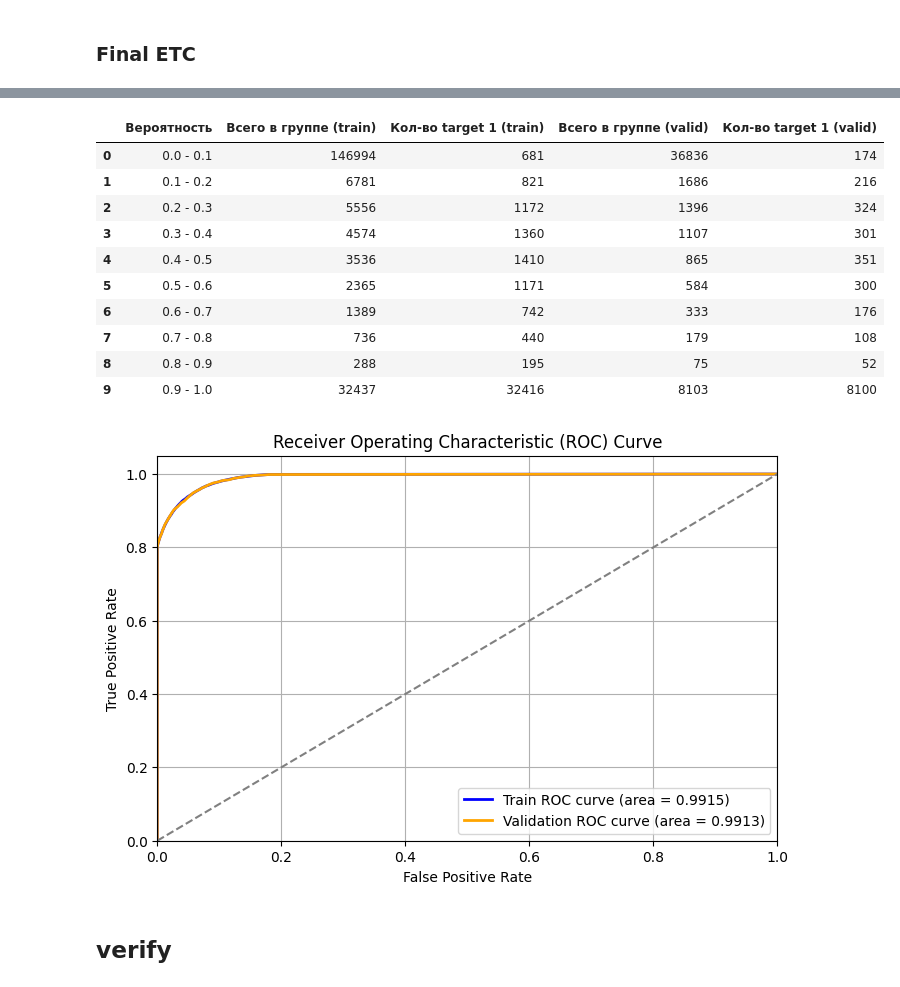
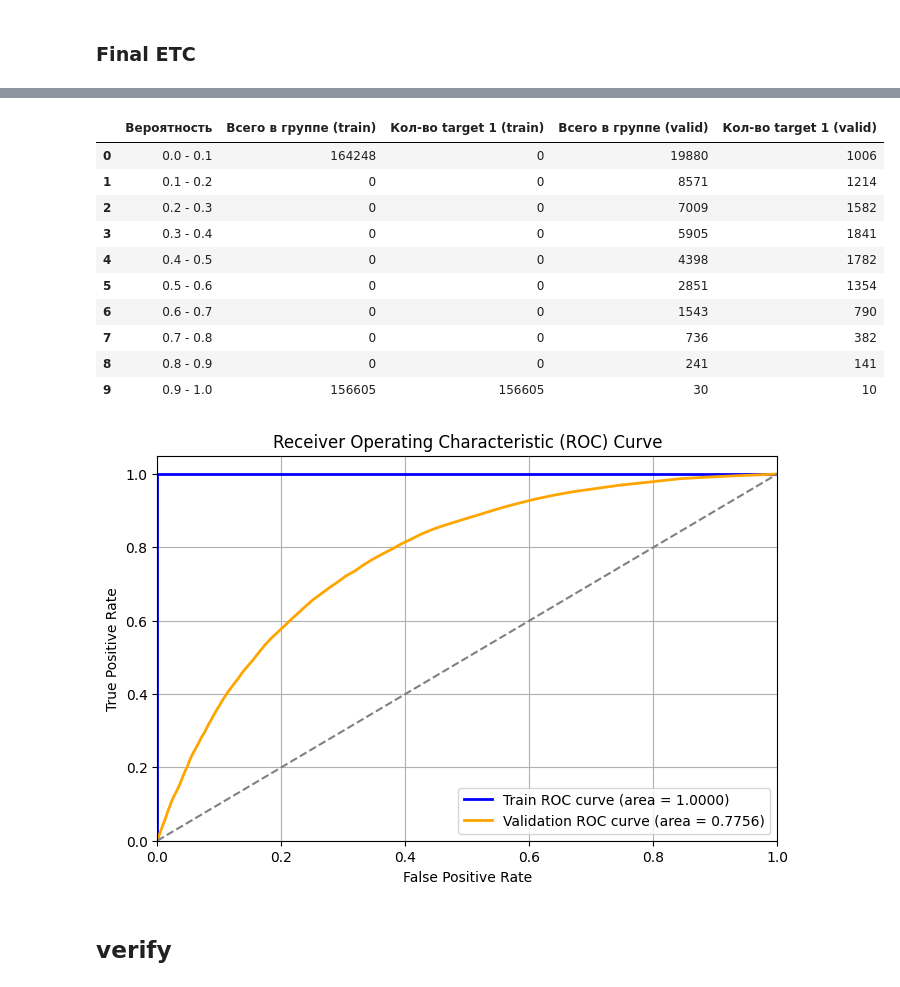
Before and after one commit to khav-i/ml_works, a Jupyter notebook: Microfinance organizations clients classification/mfo_clients_classification.ipynb, the cells around one changed output, grey strips where cells are left out. Drawn from its saved outputs; the diff is of its cells as text; code cells hidden in the pictures.

```diff
--- a/Microfinance organizations clients classification/mfo_clients_classification.ipynb
+++ b/Microfinance organizations clients classification/mfo_clients_classification.ipynb
@@ -794,10 +787,10 @@ Wall time: 9.35 s
 # Инициализация и обучение модели
 xgbc = XGBClassifier()
 # Обучение
-xgbc.fit(X_gf_r_train, y_gf_r_train)
+xgbc.fit(X_gf_adasyn_train, y_gf_adasyn_train)
 # Предсказание и получение метрик
 xgbc_roc_curve = get_metrics(
-    xgbc, X_gf_train, X_gf_valid,
-    y_gf_train, y_gf_valid, train_metrics=False
+    xgbc, X_gf_adasyn_train, X_gf_adasyn_valid,
+    y_gf_adasyn_train, y_gf_adasyn_valid, train_metrics=False
     )
 # %% [output]
@@ -821,10 +814,10 @@ Wall time: 2.65 s
 # Инициализация и обучение модели
 cbc = CatBoostClassifier(verbose=0)
 # Обучение
-cbc.fit(X_gf_r_train, y_gf_r_train)
+cbc.fit(X_gf_adasyn_train, y_gf_adasyn_train)
 # Предсказание и получение метрик
 cbc_roc_curve = get_metrics(
-    cbc, X_gf_train, X_gf_valid,
-    y_gf_train, y_gf_valid, train_metrics=False
+    cbc, X_gf_adasyn_train, X_gf_adasyn_valid,
+    y_gf_adasyn_train, y_gf_adasyn_valid, train_metrics=False
     )
 # %% [output]
@@ -1306,11 +1263,11 @@ get_roc_curves(train_preds_proba, valid_preds_proba, y_lin_train, y_lin_valid)
 %%time
 
 etc_final = ExtraTreesClassifier(n_jobs=-1)
-etc_final.fit(X_gf_r_train, y_gf_r_train)
-etc_final_train_preds = etc_final.predict(X_gf_train)
-print(classification_report(y_gf_train, etc_final_train_preds, digits=4))
-etc_final_valid_preds = etc_final.predict(X_gf_valid)
-print(classification_report(y_gf_valid, etc_final_valid_preds, digits=4))
+etc_final.fit(X_gf_adasyn_train, y_gf_adasyn_train)
+etc_final_train_preds = etc_final.predict(X_gf_adasyn_train)
+print(classification_report(y_gf_adasyn_train, etc_final_train_preds, digits=4))
+etc_final_valid_preds = etc_final.predict(X_gf_adasyn_valid)
+print(classification_report(y_gf_adasyn_valid, etc_final_valid_preds, digits=4))
 # %% [output]
               precision    recall  f1-score   support
 
@@ -1343,24 +1300,24 @@ disp.plot(cmap=plt.cm.Blues);
 # %%
-train_preds_proba = etc_final.predict_proba(X_gf_train)
-valid_preds_proba = etc_final.predict_proba(X_gf_valid)
+train_preds_proba = etc_final.predict_proba(X_gf_adasyn_train)
+valid_preds_proba = etc_final.predict_proba(X_gf_adasyn_valid)
 # %%
-get_table(train_preds_proba, valid_preds_proba, y_gf_train, y_gf_valid)
+get_table(train_preds_proba, valid_preds_proba, y_gf_adasyn_train, y_gf_adasyn_valid)
 # %% [output]
 |  | Вероятность | Всего в группе (train) | Кол-во target 1 (train) | Всего в группе (valid) | Кол-во target 1 (valid) |
-| 0 | 0.0 - 0.1 | 146994 | 681 | 36836 | 174 |
-| 1 | 0.1 - 0.2 | 6781 | 821 | 1686 | 216 |
-| 2 | 0.2 - 0.3 | 5556 | 1172 | 1396 | 324 |
-| 3 | 0.3 - 0.4 | 4574 | 1360 | 1107 | 301 |
-| 4 | 0.4 - 0.5 | 3536 | 1410 | 865 | 351 |
-| 5 | 0.5 - 0.6 | 2365 | 1171 | 584 | 300 |
-| 6 | 0.6 - 0.7 | 1389 | 742 | 333 | 176 |
-| 7 | 0.7 - 0.8 | 736 | 440 | 179 | 108 |
-| 8 | 0.8 - 0.9 | 288 | 195 | 75 | 52 |
-| 9 | 0.9 - 1.0 | 32437 | 32416 | 8103 | 8100 |
+| 0 | 0.0 - 0.1 | 164248 | 0 | 19880 | 1006 |
+| 1 | 0.1 - 0.2 | 0 | 0 | 8571 | 1214 |
+| 2 | 0.2 - 0.3 | 0 | 0 | 7009 | 1582 |
+| 3 | 0.3 - 0.4 | 0 | 0 | 5905 | 1841 |
+| 4 | 0.4 - 0.5 | 0 | 0 | 4398 | 1782 |
+| 5 | 0.5 - 0.6 | 0 | 0 | 2851 | 1354 |
+| 6 | 0.6 - 0.7 | 0 | 0 | 1543 | 790 |
+| 7 | 0.7 - 0.8 | 0 | 0 | 736 | 382 |
+| 8 | 0.8 - 0.9 | 0 | 0 | 241 | 141 |
+| 9 | 0.9 - 1.0 | 156605 | 156605 | 30 | 10 |
 # %%
-get_roc_curves(train_preds_proba, valid_preds_proba, y_gf_train, y_gf_valid)
+get_roc_curves(train_preds_proba, valid_preds_proba, y_gf_adasyn_train, y_gf_adasyn_valid)
 # %% [output]
-[figure, old version]
+[figure, new version]
 # %% [markdown]
 ## verify
 # %% [markdown]
```
Also changed, not shown: parts of 40 cells of this notebook.
